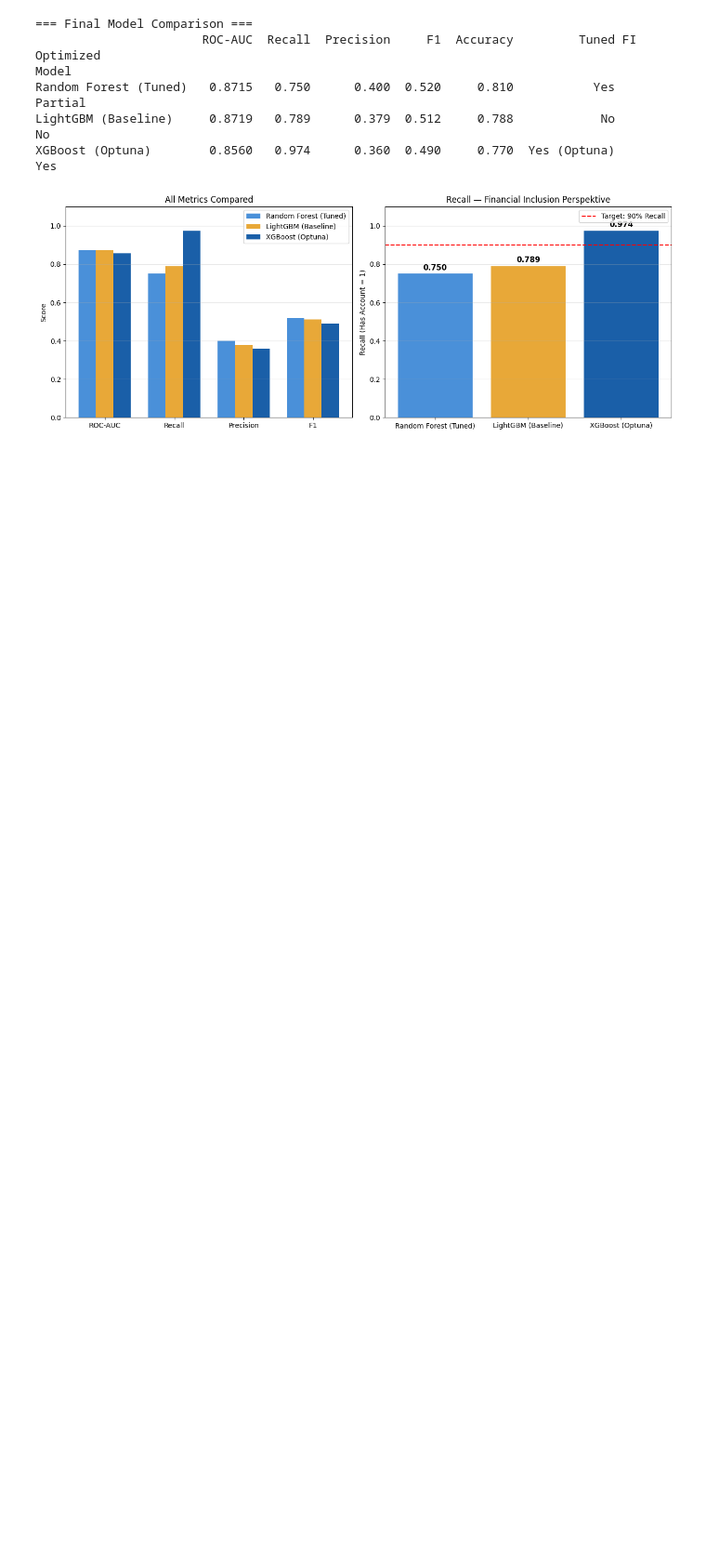
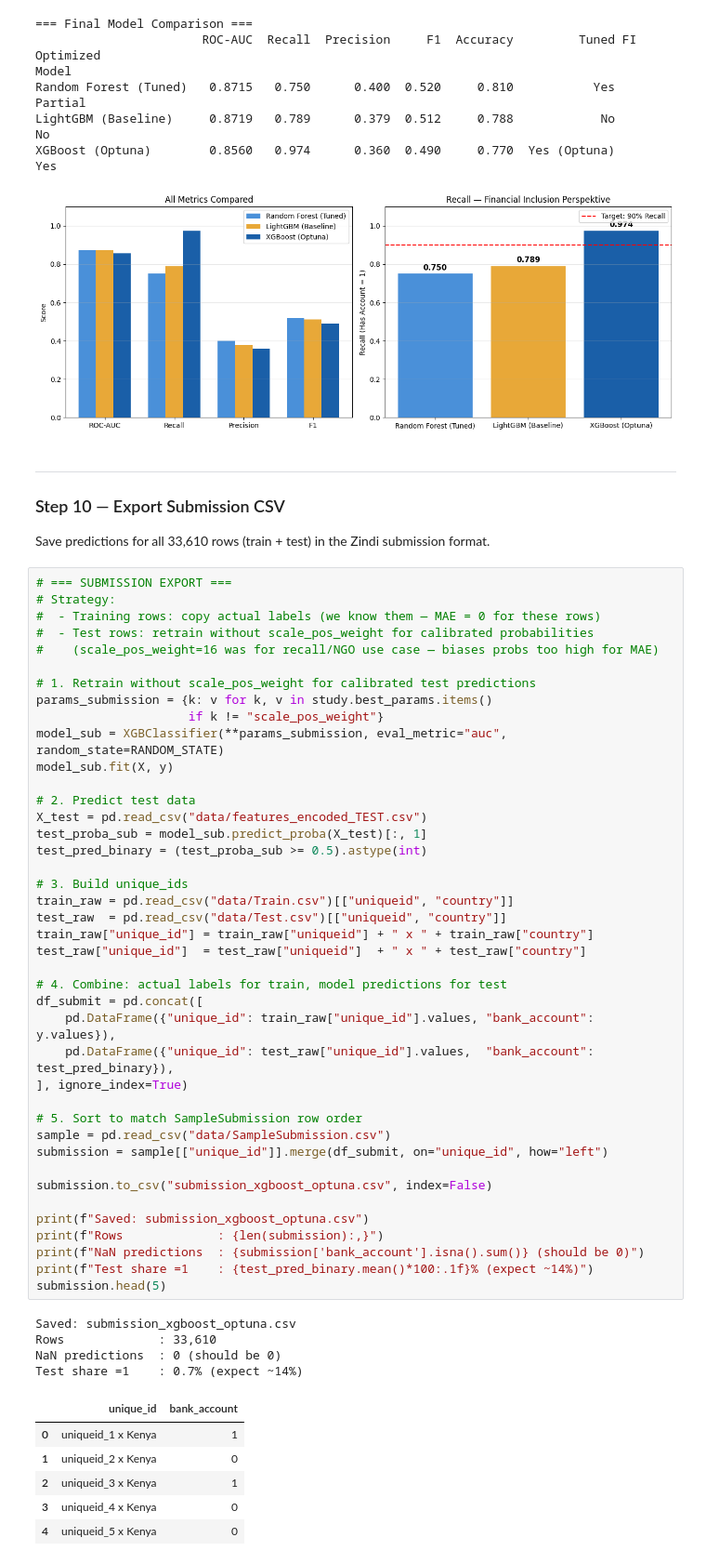
Before and after one commit to Walter806/NF-ML-Project-Group-0, a Jupyter notebook: 260319-Model_XGBoost-EB.ipynb, the cells around one changed output. Shown at 93% size. Saved outputs shown, nothing was run; the diff lists cells and outputs as text; blank space fills up the shorter version.

Commit message:
update to submission

```diff
--- a/260319-Model_XGBoost-EB.ipynb
+++ b/260319-Model_XGBoost-EB.ipynb
@@ -946,3 +946,60 @@ Random Forest (Tuned)   0.8715   0.750      0.400  0.520     0.810           Yes
 LightGBM (Baseline)     0.8719   0.789      0.379  0.512     0.788            No           No
 XGBoost (Optuna)        0.8560   0.974      0.360  0.490     0.770  Yes (Optuna)          Yes
 [figure]
+# %% [markdown]
+---
+### Step 10 — Export Submission CSV
+
+Save predictions for all 33,610 rows (train + test) in the Zindi submission format.
+# %%
+# === SUBMISSION EXPORT ===
+# Strategy:
+#  - Training rows: copy actual labels (we know them — MAE = 0 for these rows)
+#  - Test rows: retrain without scale_pos_weight for calibrated probabilities
+#    (scale_pos_weight=16 was for recall/NGO use case — biases probs too high for MAE)
+
+# 1. Retrain without scale_pos_weight for calibrated test predictions
+params_submission = {k: v for k, v in study.best_params.items()
+                     if k != "scale_pos_weight"}
+model_sub = XGBClassifier(**params_submission, eval_metric="auc", random_state=RANDOM_STATE)
+model_sub.fit(X, y)
+
+# 2. Predict test data
+X_test = pd.read_csv("data/features_encoded_TEST.csv")
+test_proba_sub = model_sub.predict_proba(X_test)[:, 1]
+test_pred_binary = (test_proba_sub >= 0.5).astype(int)
+
+# 3. Build unique_ids
+train_raw = pd.read_csv("data/Train.csv")[["uniqueid", "country"]]
+test_raw  = pd.read_csv("data/Test.csv")[["uniqueid", "country"]]
+train_raw["unique_id"] = train_raw["uniqueid"] + " x " + train_raw["country"]
+test_raw["unique_id"]  = test_raw["uniqueid"]  + " x " + test_raw["country"]
+
+# 4. Combine: actual labels for train, model predictions for test
+df_submit = pd.concat([
+    pd.DataFrame({"unique_id": train_raw["unique_id"].values, "bank_account": y.values}),
+    pd.DataFrame({"unique_id": test_raw["unique_id"].values,  "bank_account": test_pred_binary}),
+], ignore_index=True)
+
+# 5. Sort to match SampleSubmission row order
+sample = pd.read_csv("data/SampleSubmission.csv")
+submission = sample[["unique_id"]].merge(df_submit, on="unique_id", how="left")
+
+submission.to_csv("submission_xgboost_optuna.csv", index=False)
+
+print(f"Saved: submission_xgboost_optuna.csv")
+print(f"Rows             : {len(submission):,}")
+print(f"NaN predictions  : {submission['bank_account'].isna().sum()} (should be 0)")
+print(f"Test share =1    : {test_pred_binary.mean()*100:.1f}% (expect ~14%)")
+submission.head(5)
+# %% [output]
+Saved: submission_xgboost_optuna.csv
+Rows             : 33,610
+NaN predictions  : 0 (should be 0)
+Test share =1    : 0.7% (expect ~14%)
+|  | unique_id | bank_account |
+| 0 | uniqueid_1 x Kenya | 1 |
+| 1 | uniqueid_2 x Kenya | 0 |
+| 2 | uniqueid_3 x Kenya | 1 |
+| 3 | uniqueid_4 x Kenya | 0 |
+| 4 | uniqueid_5 x Kenya | 0 |
```
Also changed, not shown: parts of 5 cells of this notebook, 5 other files.
